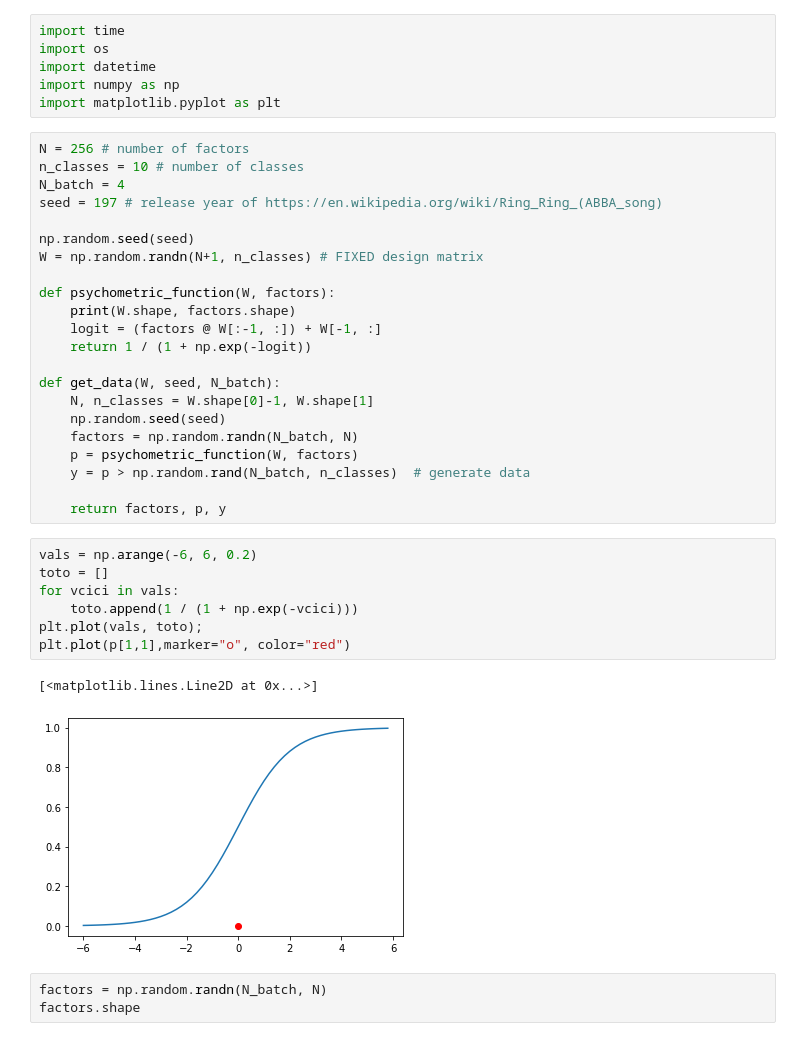
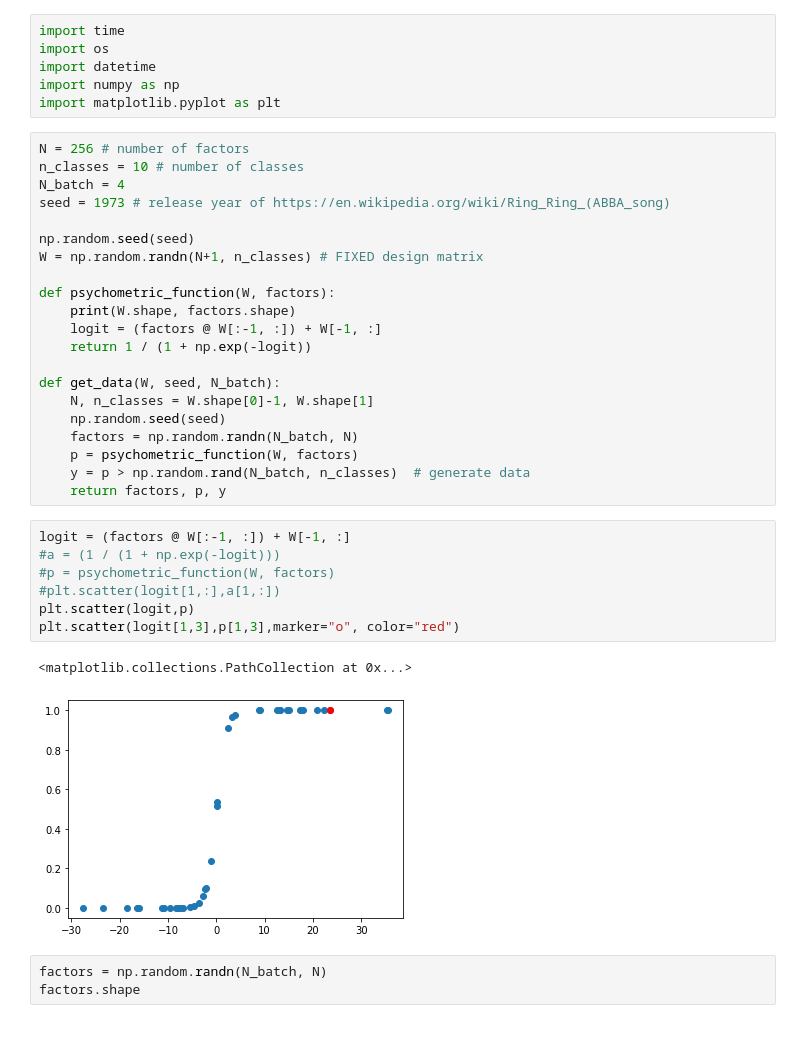
Before and after one commit to camillebesnainou/2022-01-10-polychrony, a Jupyter notebook: 2021-12-12-logistic-regression.ipynb, the cells around one changed output. Drawn from its saved outputs; the diff is of its cells as text.

```diff
--- a/2021-12-12-logistic-regression.ipynb
+++ b/2021-12-12-logistic-regression.ipynb
@@ -14,7 +14,7 @@ import matplotlib.pyplot as plt
 N = 256 # number of factors
 n_classes = 10 # number of classes
 N_batch = 4
-seed = 197 # release year of https://en.wikipedia.org/wiki/Ring_Ring_(ABBA_song)
+seed = 1973 # release year of https://en.wikipedia.org/wiki/Ring_Ring_(ABBA_song)
 
 np.random.seed(seed)
 W = np.random.randn(N+1, n_classes) # FIXED design matrix
@@ -30,18 +30,17 @@ def get_data(W, seed, N_batch):
     factors = np.random.randn(N_batch, N)
     p = psychometric_function(W, factors)
     y = p > np.random.rand(N_batch, n_classes)  # generate data
-
     return factors, p, y
-# %%
-vals = np.arange(-6, 6, 0.2)
-toto = []
-for vcici in vals:
-    toto.append(1 / (1 + np.exp(-vcici)))
-plt.plot(vals, toto);
-plt.plot(p[1,1],marker="o", color="red")
-# %% [output]
-[<matplotlib.lines.Line2D at 0x...>]
-[figure, removed]
+# %%
+logit = (factors @ W[:-1, :]) + W[-1, :]
+#a = (1 / (1 + np.exp(-logit)))
+#p = psychometric_function(W, factors)
+#plt.scatter(logit[1,:],a[1,:])
+plt.scatter(logit,p)
+plt.scatter(logit[1,3],p[1,3],marker="o", color="red")
+# %% [output]
+<matplotlib.collections.PathCollection at 0x...>
+[figure, added]
 # %%
 factors = np.random.randn(N_batch, N)
 factors.shape
```
Also changed, not shown: parts of 4 cells of this notebook.
